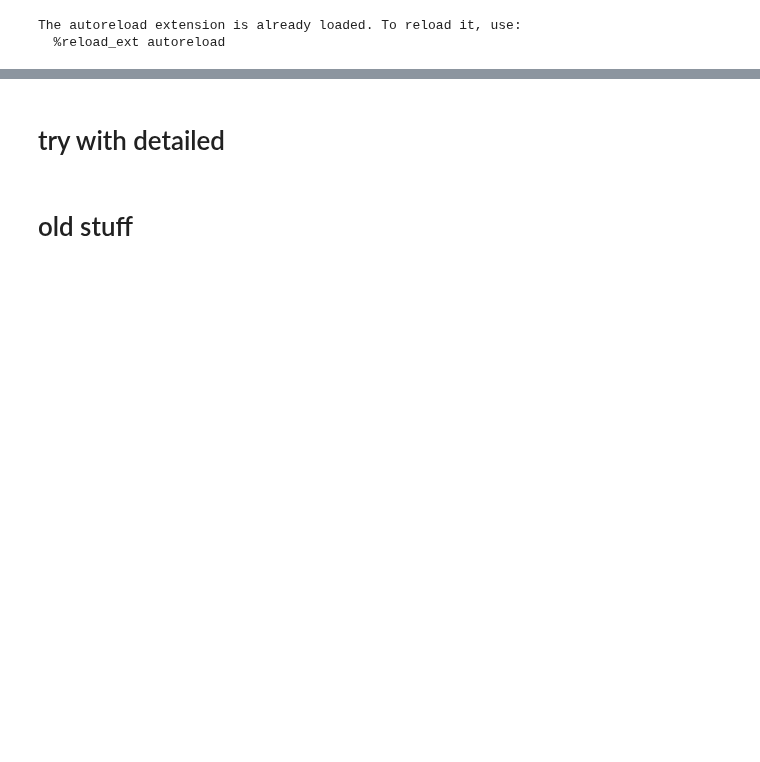
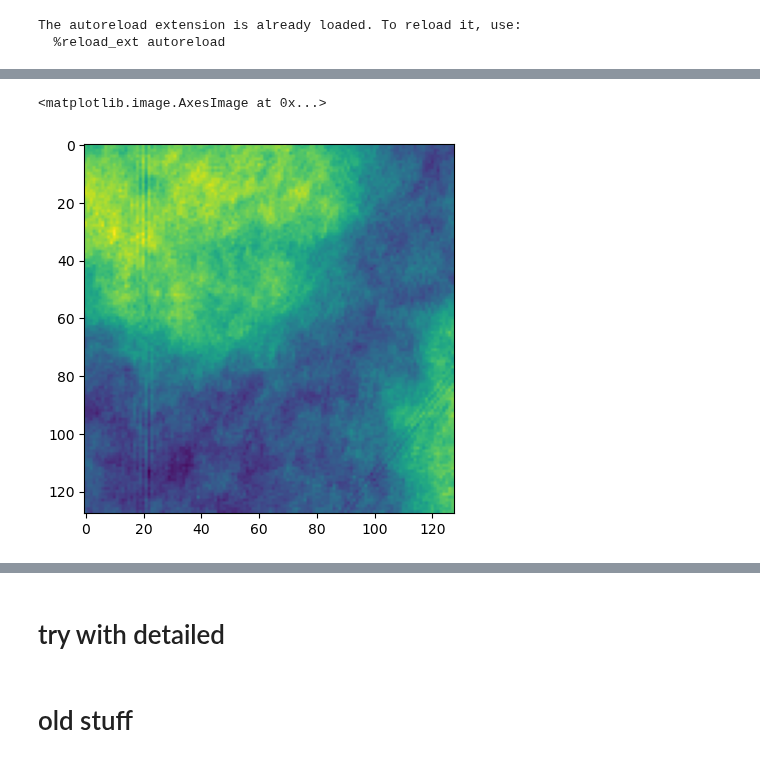
Before and after one commit to laura-rieger/segmenter, a Jupyter notebook: src/Results.ipynb, the cells around one changed output, grey strips where cells are left out. Drawn from its saved outputs; the diff is of its cells as text; code cells hidden in the pictures; blank space fills up the shorter version.

```diff
--- a/src/Results.ipynb
+++ b/src/Results.ipynb
@@ -99,0 +95,12 @@ net = net.to(device).eval()
+# %%
+x_pool = my_data.load_pool_data( oj(config["DATASET"]["data_path"], 'lno') )
+x_pool = x_pool[:-4]
+x_pool = (x_pool.astype(np.float16) - results.data_min[0]) / (results.data_max[0] - results.data_min[0])
+x_pool_all, slice_numbers = my_data.make_dataset_single( x_pool,
+                                                 img_size=128,
+                                                 offset=128,
+                                                  return_slice_numbers= True )
+
+pool_set = TensorDataset(torch.Tensor(x_pool_all))
+loader_args = dict( batch_size=4, num_workers=0, pin_memory=True )
+pool_loader = DataLoader(pool_set, shuffle=False, **loader_args)
@@ -99,0 +111,6 @@ net = net.to(device).eval()
+# %%
+idx = 369
+plt.imshow(pool_loader.dataset[idx][0][0], )
+# %% [output]
+<matplotlib.image.AxesImage at 0x...>
+[figure, added]
```
Also changed, not shown: parts of 18 cells of this notebook.
